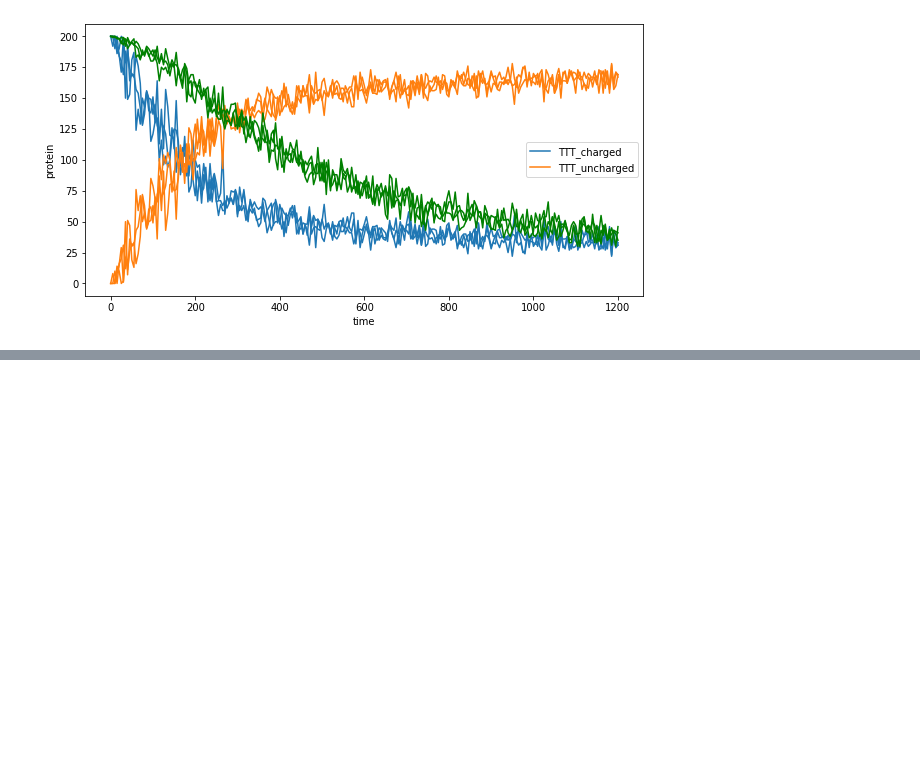
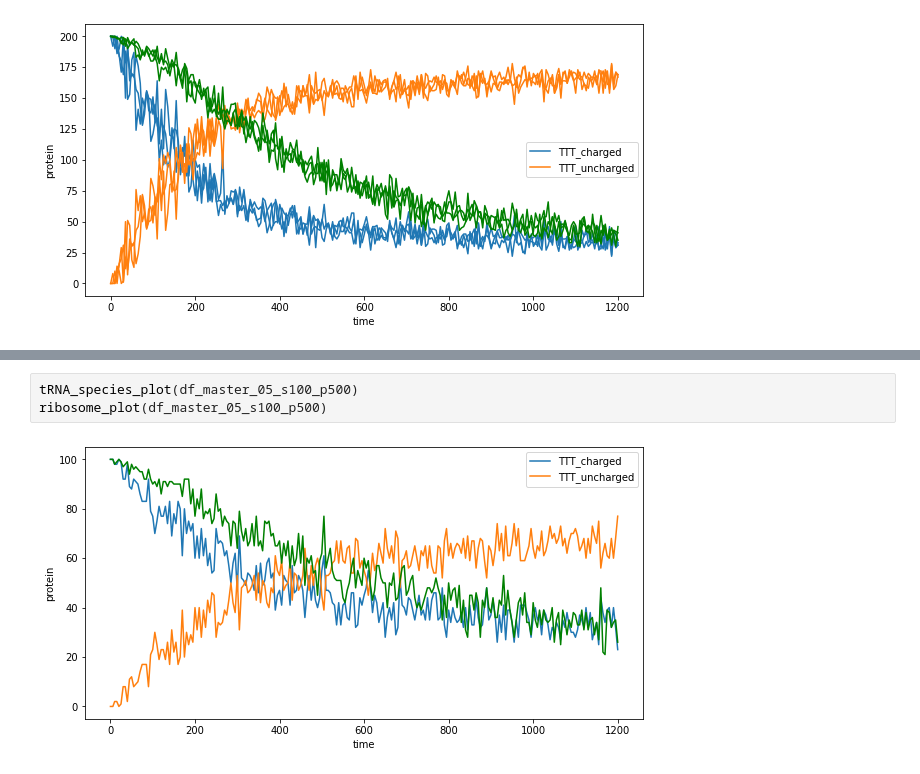
Before and after one commit to alexismhill3/tRNA-dynamics, a Jupyter notebook: analysis/analysis_simple.ipynb, the cells around one changed output, grey strips where cells are left out. Saved outputs shown, nothing was run; the diff lists cells and outputs as text; blank space fills up the shorter version.

```diff
--- a/analysis/analysis_simple.ipynb
+++ b/analysis/analysis_simple.ipynb
@@ -49,0 +58,5 @@ ribosome_plot(df_master_s100)
+# %%
+tRNA_species_plot(df_master_05_s100_p500)
+ribosome_plot(df_master_05_s100_p500)
+# %% [output]
+[figure, added]
```
Also changed, not shown: parts of 5 cells of this notebook, 4 other files.
